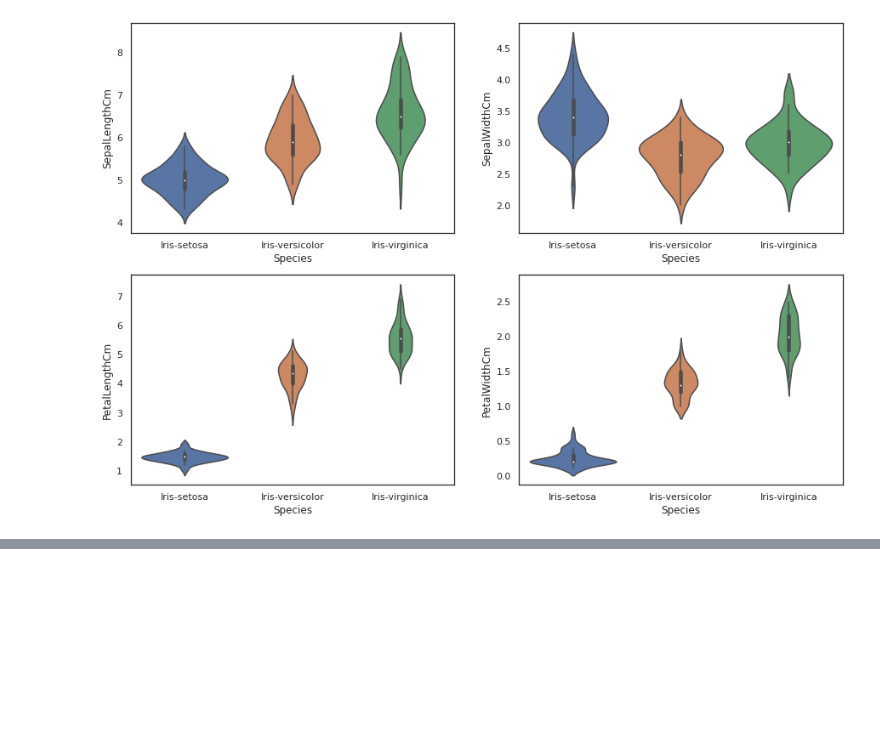
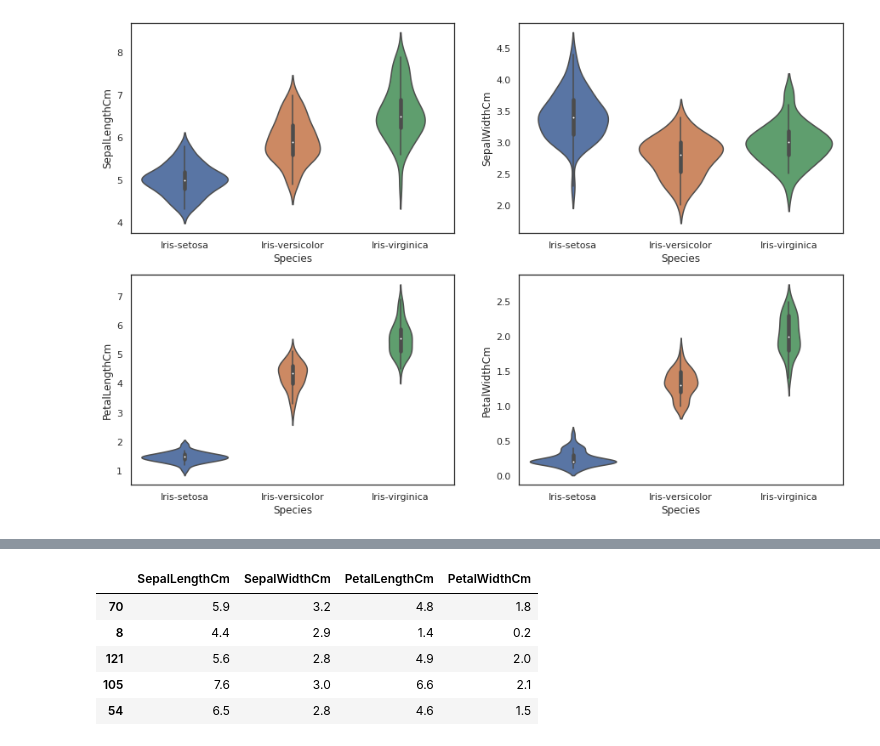
Before and after one commit to gyana-ranjan-dash/Iris-data, a Jupyter notebook: Irish_data.ipynb, the cells around one changed output, grey strips where cells are left out. Cells and saved outputs as stored; diff of their text form; code cells hidden in the pictures; blank space fills up the shorter version.

```diff
--- a/Irish_data.ipynb
+++ b/Irish_data.ipynb
@@ -186,0 +224,9 @@ sns.violinplot(x='Species', y = 'PetalWidthCm', data=iris)
+# %%
+test_X.head()
+# %% [output]
+|  | SepalLengthCm | SepalWidthCm | PetalLengthCm | PetalWidthCm |
+| 70 | 5.9 | 3.2 | 4.8 | 1.8 |
+| 8 | 4.4 | 2.9 | 1.4 | 0.2 |
+| 121 | 5.6 | 2.8 | 4.9 | 2.0 |
+| 105 | 7.6 | 3.0 | 6.6 | 2.1 |
+| 54 | 6.5 | 2.8 | 4.6 | 1.5 |
```
Also changed, not shown: parts of 7 cells of this notebook.
